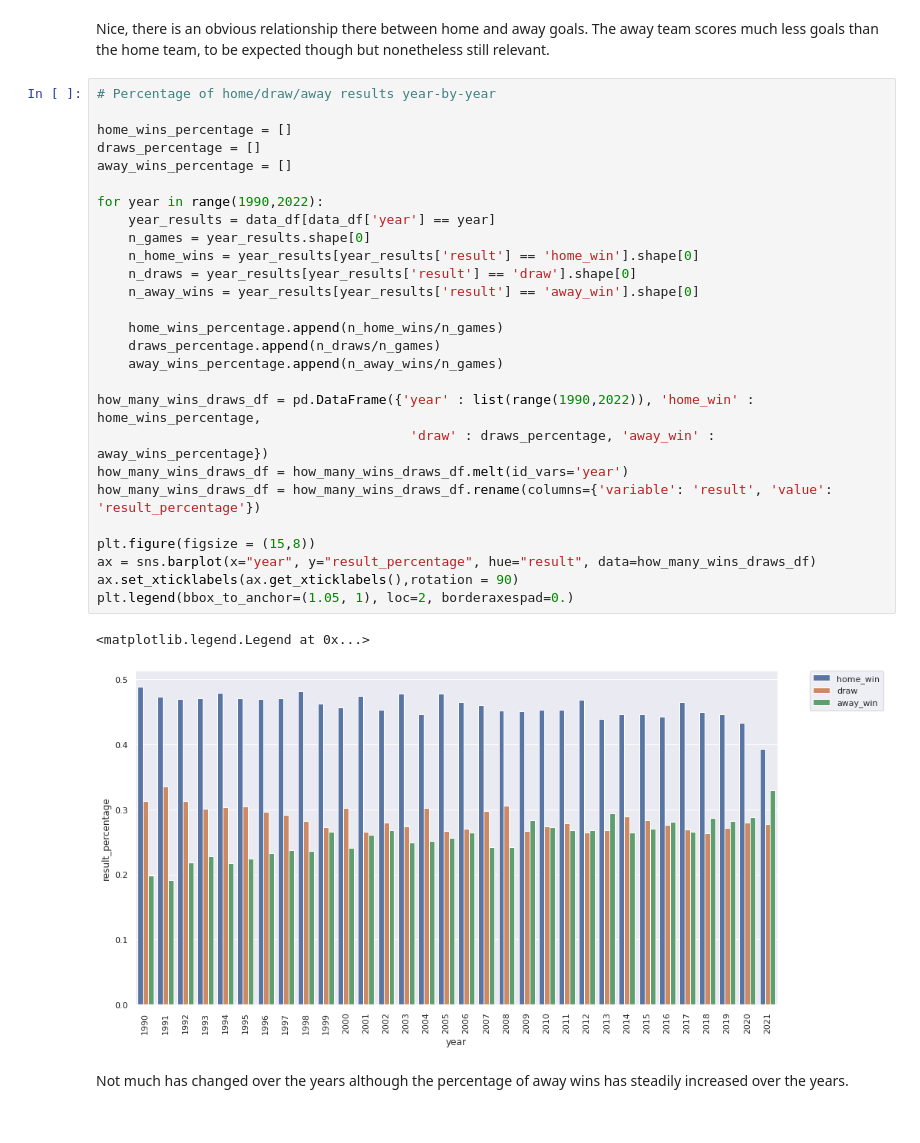
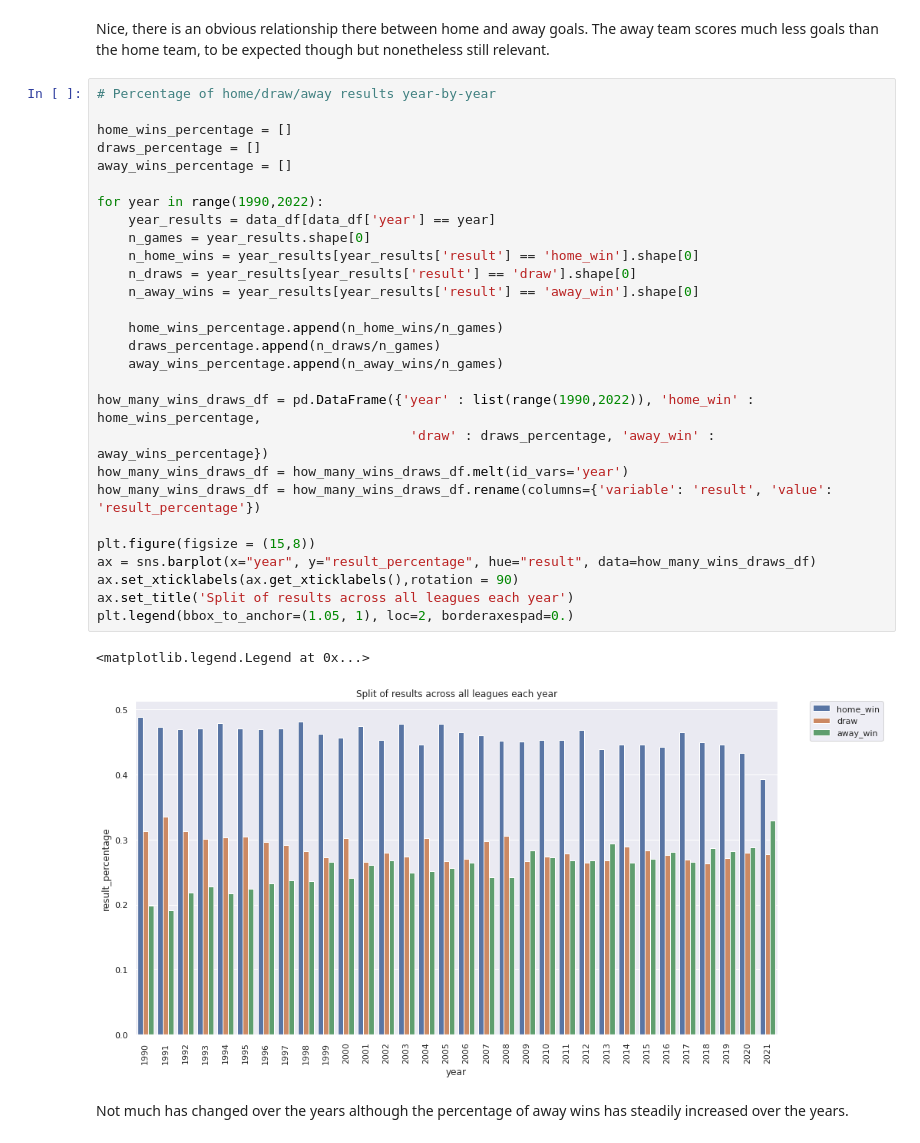
Before and after one commit to dan-bouchard/Football-Match-Outcome-Prediction, a Jupyter notebook: eda_and_data_cleaning.ipynb, the cells around one changed output. Saved outputs shown, nothing was run; the diff lists cells and outputs as text.

```diff
--- a/eda_and_data_cleaning.ipynb
+++ b/eda_and_data_cleaning.ipynb
@@ -410,33 +390,34 @@ Nice, there is an obvious relationship there between home and away goals. The aw
 # %%
 # Percentage of home/draw/away results year-by-year
 
 home_wins_percentage = []
 draws_percentage = []
 away_wins_percentage = []
 
 for year in range(1990,2022):
     year_results = data_df[data_df['year'] == year]
     n_games = year_results.shape[0]
     n_home_wins = year_results[year_results['result'] == 'home_win'].shape[0]
     n_draws = year_results[year_results['result'] == 'draw'].shape[0]
     n_away_wins = year_results[year_results['result'] == 'away_win'].shape[0]
 
     home_wins_percentage.append(n_home_wins/n_games)
     draws_percentage.append(n_draws/n_games)
     away_wins_percentage.append(n_away_wins/n_games)
 
 how_many_wins_draws_df = pd.DataFrame({'year' : list(range(1990,2022)), 'home_win' : home_wins_percentage,
                                         'draw' : draws_percentage, 'away_win' : away_wins_percentage})
 how_many_wins_draws_df = how_many_wins_draws_df.melt(id_vars='year')
 how_many_wins_draws_df = how_many_wins_draws_df.rename(columns={'variable': 'result', 'value': 'result_percentage'})
 
 plt.figure(figsize = (15,8))
 ax = sns.barplot(x="year", y="result_percentage", hue="result", data=how_many_wins_draws_df)
 ax.set_xticklabels(ax.get_xticklabels(),rotation = 90)
+ax.set_title('Split of results across all leagues each year')
 plt.legend(bbox_to_anchor=(1.05, 1), loc=2, borderaxespad=0.)
 # %% [output]
 <matplotlib.legend.Legend at 0x...>
-[figure, old version]
+[figure, new version]
 # %% [markdown]
 Not much has changed over the years although the percentage of away wins has steadily increased over the years.
 # %% [markdown]
```
Also changed, not shown: parts of 2 cells of this notebook.
